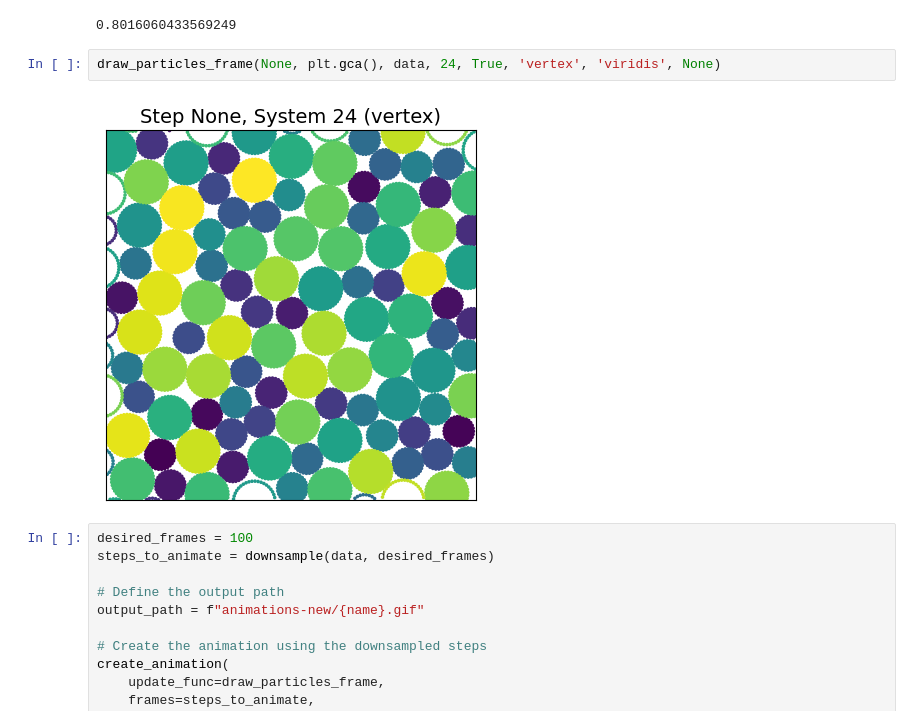
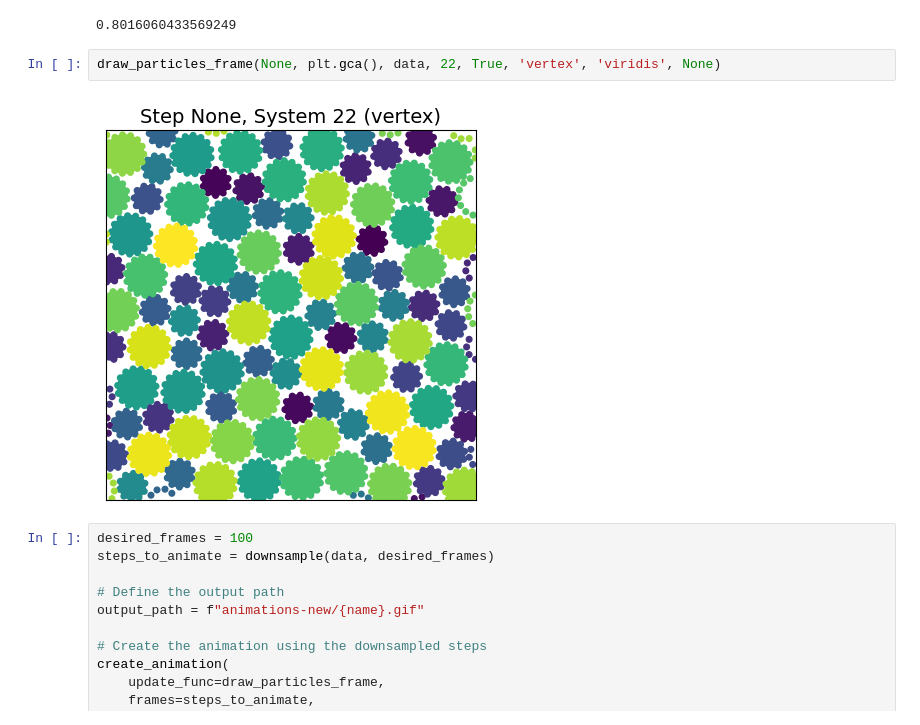
Before and after one commit to mmccraw98/notebooks-fall-25, a Jupyter notebook: 10/calculate-shear-modulus/analyze.ipynb, the cells around one changed output. Saved outputs shown, nothing was run; the diff lists cells and outputs as text.

```diff
--- a/10/calculate-shear-modulus/analyze.ipynb
+++ b/10/calculate-shear-modulus/analyze.ipynb
@@ -890,9 +890,9 @@ print(data.packing_fraction[24])
 # %% [output]
 0.8016060433569249
 # %%
-draw_particles_frame(None, plt.gca(), data, 24, True, 'vertex', 'viridis', None)
+draw_particles_frame(None, plt.gca(), data, 22, True, 'vertex', 'viridis', None)
 # %% [output]
-[figure, old version]
+[figure, new version]
 # %%
 desired_frames = 100
 steps_to_animate = downsample(data, desired_frames)
```
Also changed, not shown: parts of 1 cell of this notebook, 20 other files.
